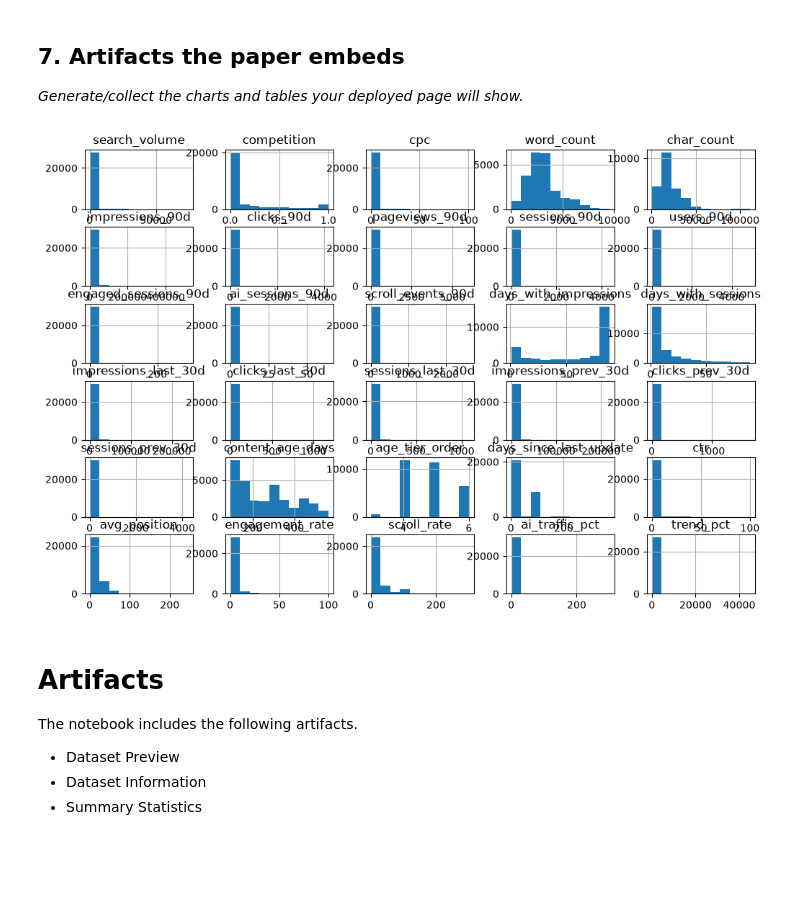
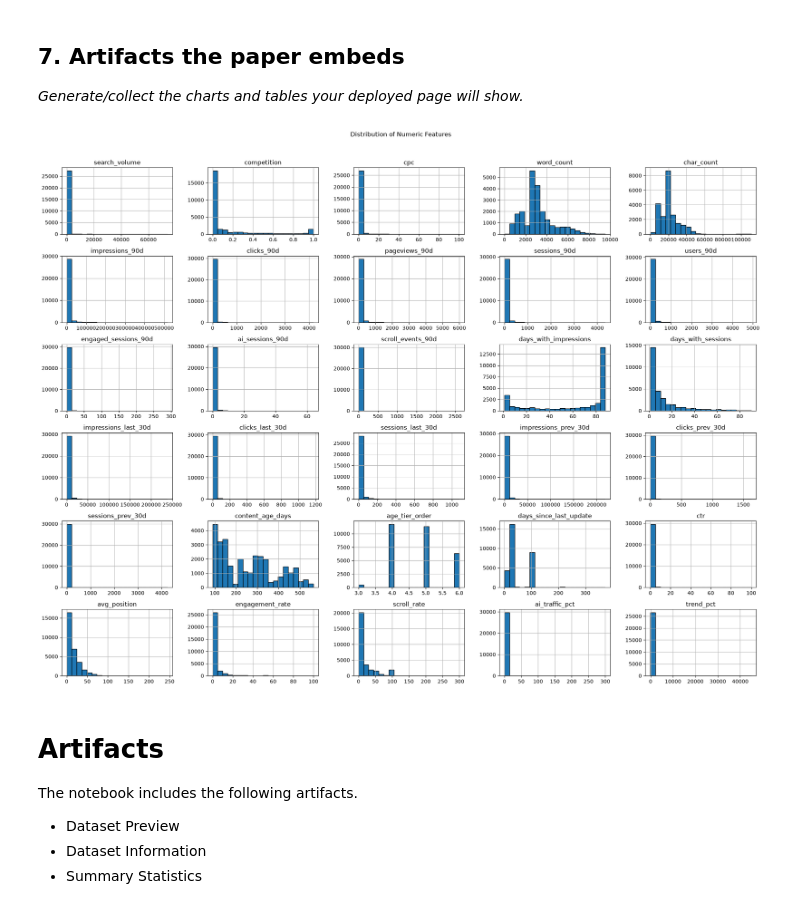
Before and after one commit to vasisaifi1-creator/project1, a Jupyter notebook: work/notebooks/capstone.ipynb, the cells around one changed output. Saved outputs shown, nothing was run; the diff lists cells and outputs as text; code cells hidden in the pictures; blank space fills up the shorter version.

```diff
--- a/work/notebooks/capstone.ipynb
+++ b/work/notebooks/capstone.ipynb
@@ -218,13 +218,26 @@ These recommendations help focus optimization efforts where they are most likely
 ## 7. Artifacts the paper embeds
 
 *Generate/collect the charts and tables your deployed page will show.*
+# %%
+import pandas as pd
+
+df = pd.read_csv("../../data/raw/content_refresh_anonymized.csv")
 # %%
 import matplotlib.pyplot as plt
 
-df.select_dtypes(include="number").hist(figsize=(12,8))
+numeric_cols = df.select_dtypes(include="number").columns
+
+df[numeric_cols].hist(
+    figsize=(20, 15),
+    bins=20,
+    edgecolor="black"
+)
+
+plt.suptitle("Distribution of Numeric Features", y=1.02)
+plt.tight_layout()
 plt.show()
 # %% [output]
-[figure, old version]
+[figure, new version]
 # %% [markdown]
 # Artifacts
 
```
Also changed, not shown: parts of 1 cell of this notebook.
